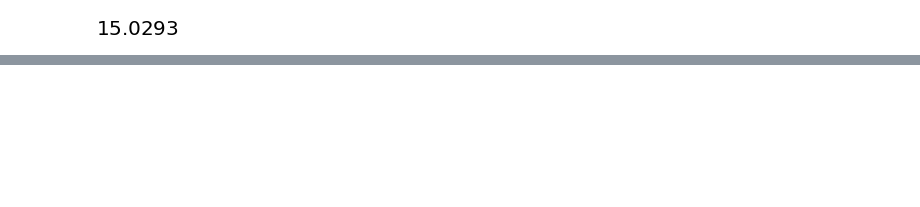
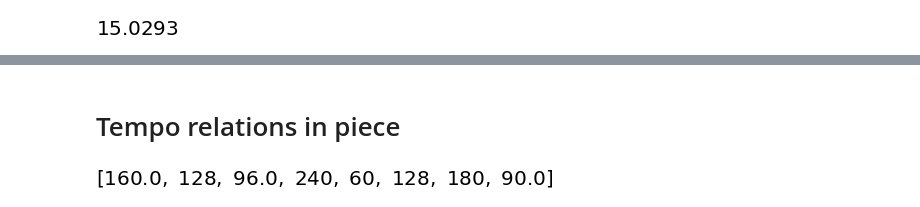
Before and after one commit to SG60/2021-multi-group-piece, a Jupyter notebook: Tempos.ipynb, the cells around one changed output, grey strips where cells are left out. Cells and saved outputs as stored; diff of their text form; code cells hidden in the pictures; blank space fills up the shorter version.

```diff
--- a/Tempos.ipynb
+++ b/Tempos.ipynb
@@ -196,0 +204,13 @@ display(tempoeq2_version_using_ramp) # this is equal to tempoeq2
+# %% [markdown]
+# Tempo relations in piece
+# %%
+# tempo
+tempolist = [128/0.8, 128]
+tempolist.append(tempolist[-1]*(3/4))
+tempolist.extend([240,60])
+tempolist.append(128)
+tempolist.append(180)
+tempolist.append(tempolist[-1]*0.5)
+display(tempolist)
+# %% [output]
+[figure, added]
```
Also changed, not shown: parts of 15 cells of this notebook.
